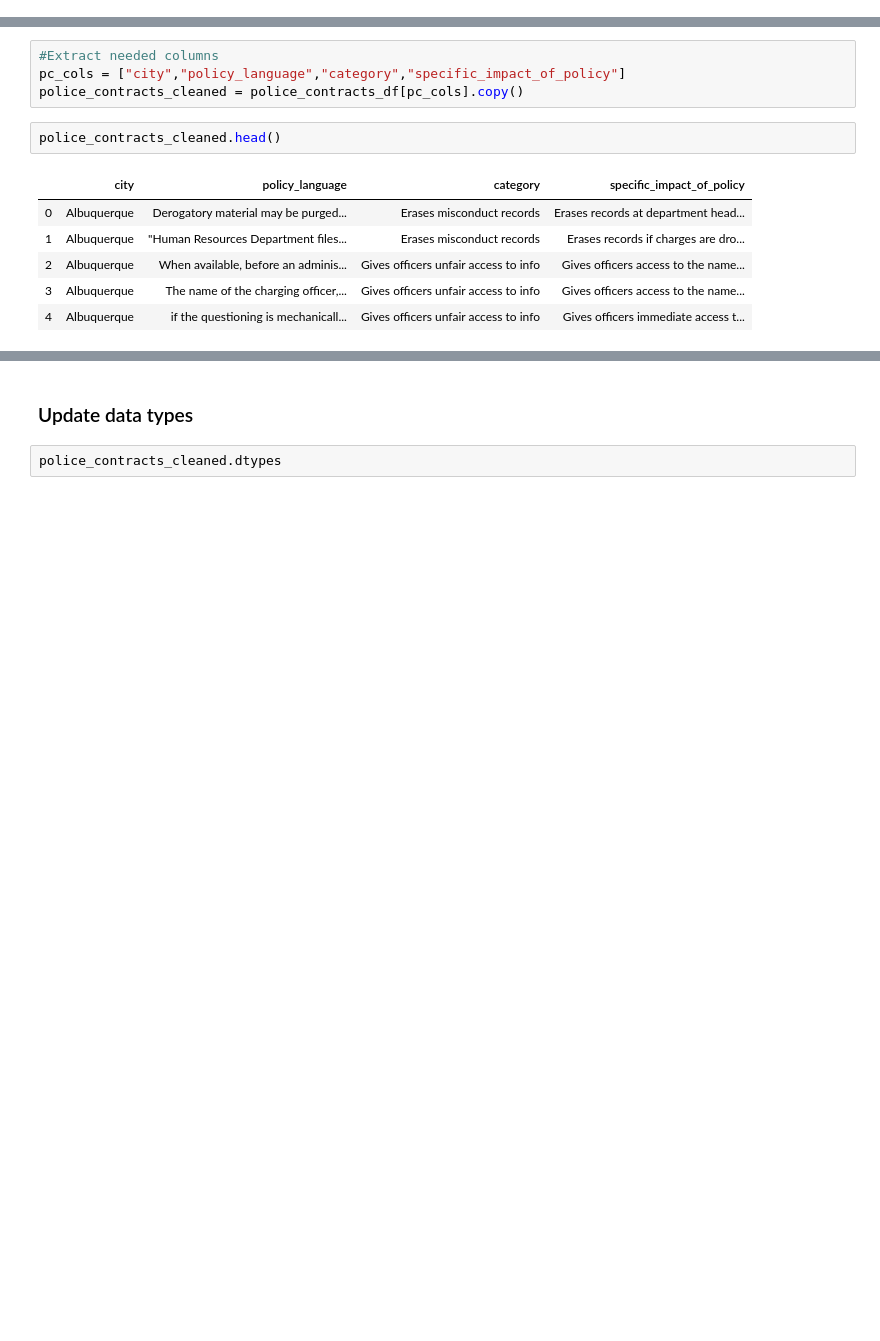
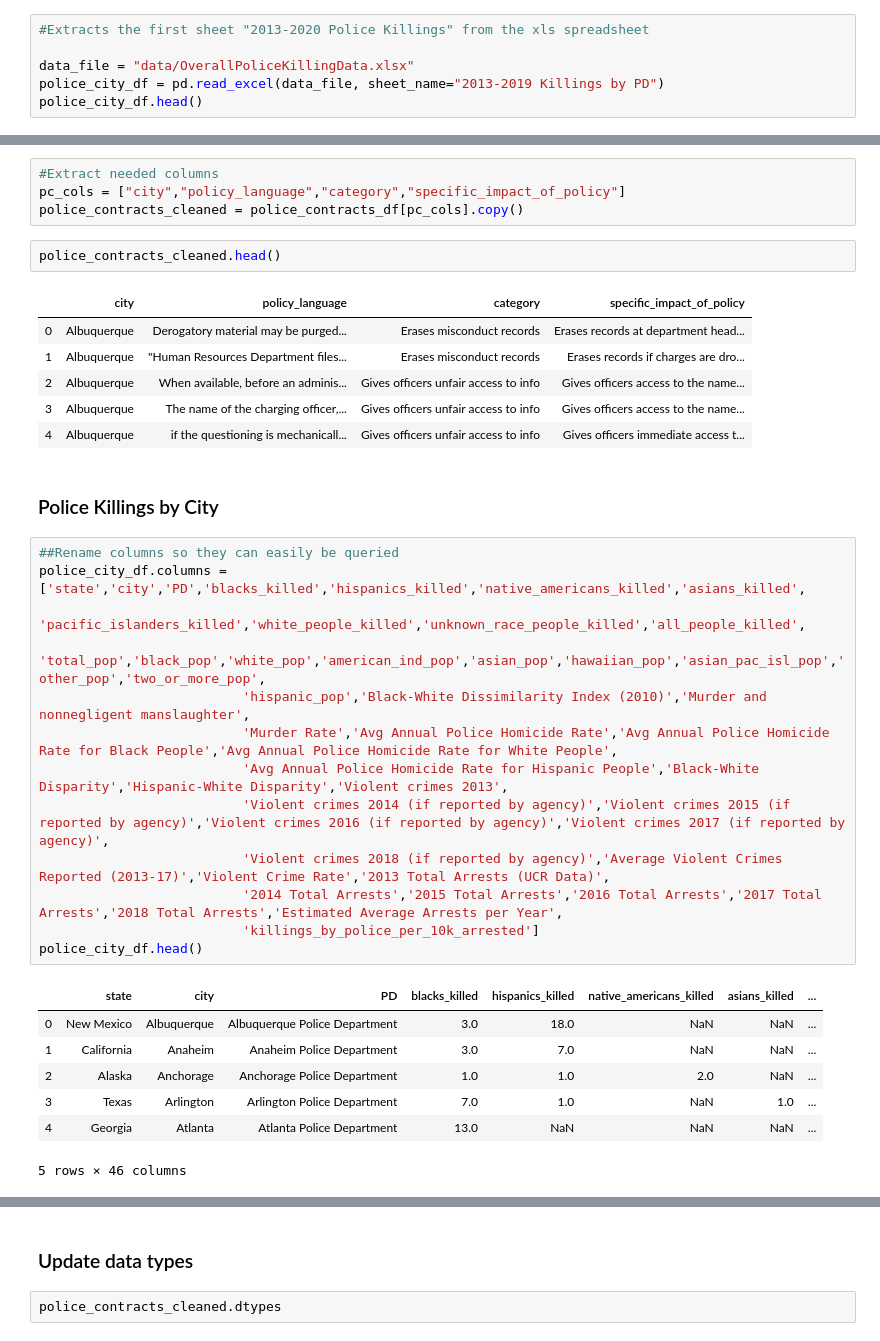
Before and after one commit to etarakci/project-two, a Jupyter notebook: data_to_JSON.ipynb, the cells around one changed output, grey strips where cells are left out. Drawn from its saved outputs; the diff is of its cells as text; blank space fills up the shorter version.

Commit message:
Added two new datasets police killings by city and state

```diff
--- a/data_to_JSON.ipynb
+++ b/data_to_JSON.ipynb
@@ -43,3 +43,9 @@ police_contracts_df.head()
 | 2 | Albuquerque | 7/16/2015 | 20.1.12 | When available, before an adminis... | Gives officers unfair access to info | Gives officers access to the name... | 180 |
 | 3 | Albuquerque | 7/16/2015 | 20.1.3 | The name of the charging officer,... | Gives officers unfair access to info | Gives officers access to the name... | 174 |
 | 4 | Albuquerque | 7/16/2015 | 20.1.9 | if the questioning is mechanicall... | Gives officers unfair access to info | Gives officers immediate access t... | 516 |
+# %%
+#Extracts the first sheet "2013-2020 Police Killings" from the xls spreadsheet
+
+data_file = "data/OverallPoliceKillingData.xlsx"
+police_city_df = pd.read_excel(data_file, sheet_name="2013-2019 Killings by PD")
+police_city_df.head()
@@ -230,3 +257,26 @@ police_contracts_cleaned.head()
 | 2 | Albuquerque | When available, before an adminis... | Gives officers unfair access to info | Gives officers access to the name... |
 | 3 | Albuquerque | The name of the charging officer,... | Gives officers unfair access to info | Gives officers access to the name... |
 | 4 | Albuquerque | if the questioning is mechanicall... | Gives officers unfair access to info | Gives officers immediate access t... |
+# %% [markdown]
+### Police Killings by City
+# %%
+##Rename columns so they can easily be queried
+police_city_df.columns = ['state','city','PD','blacks_killed','hispanics_killed','native_americans_killed','asians_killed',
+                          'pacific_islanders_killed','white_people_killed','unknown_race_people_killed','all_people_killed',
+                          'total_pop','black_pop','white_pop','american_ind_pop','asian_pop','hawaiian_pop','asian_pac_isl_pop','other_pop','two_or_more_pop',
+                          'hispanic_pop','Black-White Dissimilarity Index (2010)','Murder and nonnegligent manslaughter',
+                          'Murder Rate','Avg Annual Police Homicide Rate','Avg Annual Police Homicide Rate for Black People','Avg Annual Police Homicide Rate for White People',
+                          'Avg Annual Police Homicide Rate for Hispanic People','Black-White Disparity','Hispanic-White Disparity','Violent crimes 2013',
+                          'Violent crimes 2014 (if reported by agency)','Violent crimes 2015 (if reported by agency)','Violent crimes 2016 (if reported by agency)','Violent crimes 2017 (if reported by agency)',
+                          'Violent crimes 2018 (if reported by agency)','Average Violent Crimes Reported (2013-17)','Violent Crime Rate','2013 Total Arrests (UCR Data)',
+                          '2014 Total Arrests','2015 Total Arrests','2016 Total Arrests','2017 Total Arrests','2018 Total Arrests','Estimated Average Arrests per Year',
+                          'killings_by_police_per_10k_arrested']
+police_city_df.head()
+# %% [output]
+|  | state | city | PD | blacks_killed | hispanics_killed | native_americans_killed | asians_killed | ... |
+| 0 | New Mexico | Albuquerque | Albuquerque Police Department | 3.0 | 18.0 | NaN | NaN | ... |
+| 1 | California | Anaheim | Anaheim Police Department | 3.0 | 7.0 | NaN | NaN | ... |
+| 2 | Alaska | Anchorage | Anchorage Police Department | 1.0 | 1.0 | 2.0 | NaN | ... |
+| 3 | Texas | Arlington | Arlington Police Department | 7.0 | 1.0 | NaN | 1.0 | ... |
+| 4 | Georgia | Atlanta | Atlanta Police Department | 13.0 | NaN | NaN | NaN | ... |
+5 rows × 46 columns
```
Also changed, not shown: parts of 15 cells of this notebook, 3 other files.
